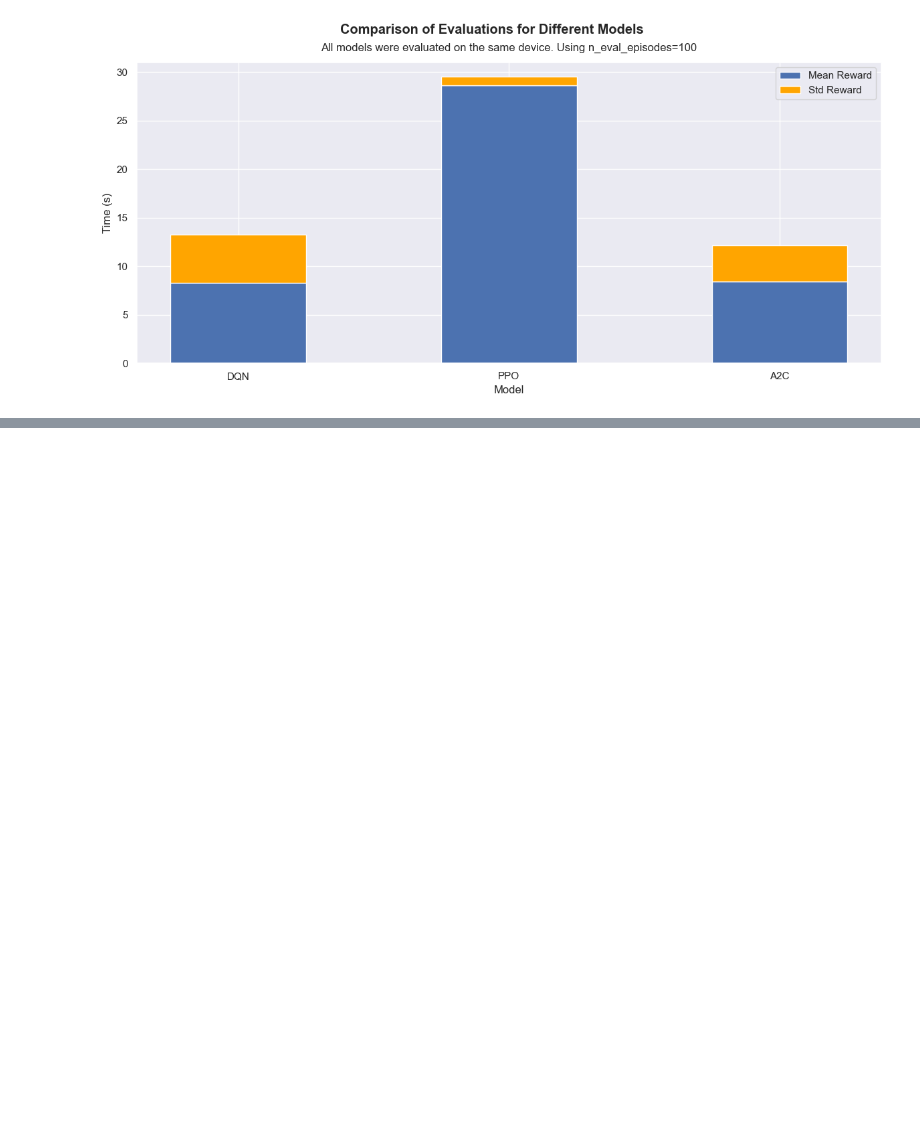
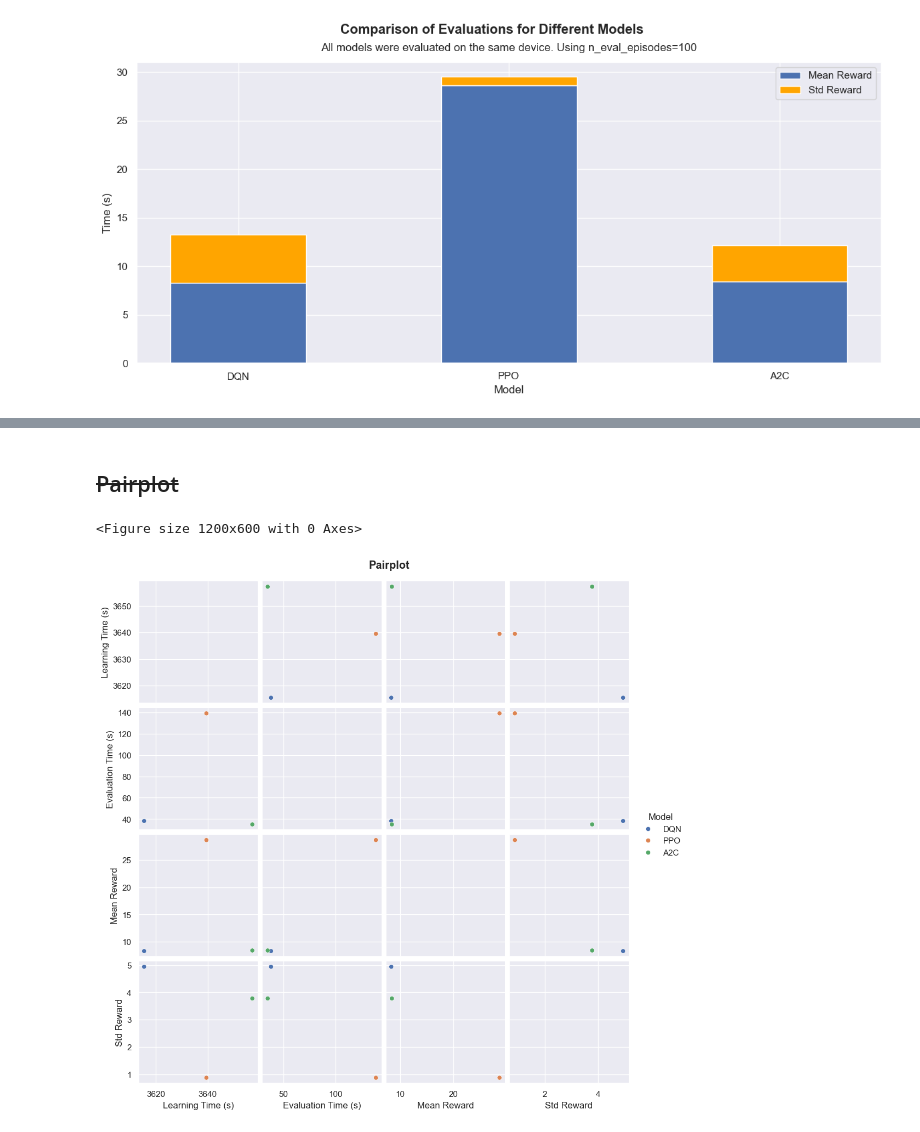
Before and after one commit to Harmxn02/RL-Project-highway, a Jupyter notebook: presentation/model_comparison.ipynb, the cells around one changed output, grey strips where cells are left out. Cells and saved outputs as stored; diff of their text form; code cells hidden in the pictures; blank space fills up the shorter version.

```diff
--- a/presentation/model_comparison.ipynb
+++ b/presentation/model_comparison.ipynb
@@ -62,0 +88,10 @@ plt.show()
+# %% [markdown]
+## ~~Pairplot~~
+# %%
+plt.figure(figsize=(12, 6))
+sns.pairplot(data=data, hue="Model")
+plt.suptitle('Pairplot', fontweight="bold", y=1.02)
+plt.show()
+# %% [output]
+<Figure size 1200x600 with 0 Axes>
+[figure, added]
```
Also changed, not shown: parts of 8 cells of this notebook, 1 other file.
